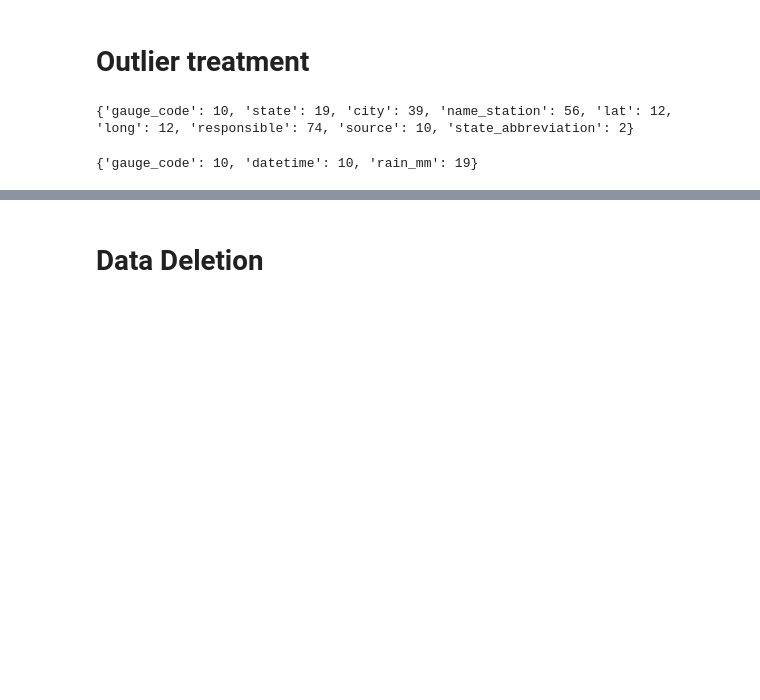
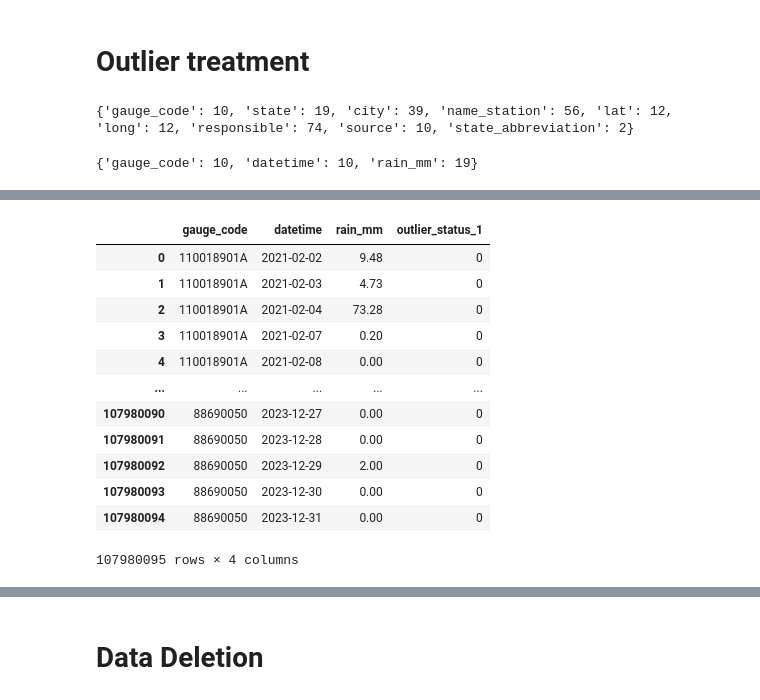
Before and after one commit to lindvidal/Brain-D-450mm, a Jupyter notebook: Scripts e Dados/1.8 - Data pre-classification.ipynb, the cells around one changed output, grey strips where cells are left out. Cells and saved outputs as stored; diff of their text form; code cells hidden in the pictures; blank space fills up the shorter version.

```diff
--- a/Scripts e Dados/1.8 - Data pre-classification.ipynb
+++ b/Scripts e Dados/1.8 - Data pre-classification.ipynb
@@ -6,24 +6,3 @@ import os
 import time
 import h5py
 from joblib import Parallel, delayed
-# %%
-def read_hdf(file_path, key):
-    return pd.read_hdf(file_path, key=key, encoding='utf-8')
-
-
-def read_hdf_chunks(file_path, key, chunksize=1_000_000):
-    # Read HDF file in chunks and concatenate into a single DataFrame
-    # Only works if the HDF key is stored in 'table' format
-    with pd.HDFStore(file_path, mode='r') as store:
-        if store.get_storer(key).is_table:
-            dfs = []
-            i = 1
-            for chunk in pd.read_hdf(file_path, key=key, chunksize=chunksize):
-                dfs.append(chunk)
-                print(f"Chunk {i} with {len(chunk)} rows read.")
-                i += 1
-            return pd.concat(dfs, ignore_index=True)
-        else:
-            # If not table format, read all at once
-            return pd.read_hdf(file_path, key=key)
-    store.close()
@@ -36,4 +253,4 @@ lower_threshold = 0  # mm/day
 # %%
-df_data = read_hdf_chunks(cleaned_path, key='df_daily', chunksize=1_000_000)
+df_data = read_hdf_chunks(cleaned_path, key='table_data', chunksize=1_000_000)
 print(f"DataFrame loaded with {len(df_data)} rows.")
 # %% [output]
@@ -173,6 +396,6 @@ print(max_lengths)
 # %% [output]
 {'gauge_code': 10, 'datetime': 10, 'rain_mm': 19}
 # %%
-df_data = read_hdf_chunks(cleaned_path, key='table_data')
+# df_data = read_hdf_chunks(cleaned_path, key='table_data')
 df_data
 # %% [output]
@@ -179,0 +464,20 @@ ValueError: Table 'table_data' not found in file './1 - Organized data gauge/BRA
+# %%
+df_outlier_filter_1 = df_outlier[df_outlier['outlier_status_1'] != 1].reset_index(drop=True)
+write_hdf_chunks(df_outlier_filter_1, cleaned_path, 'table_outlier_filter_1', chunksize=10_000_000)
+print("Outlier-filtered data written to HDF5.") # Final message to the user that the data has been written successfully to the file
+print(show_hdf_tables(cleaned_path))
+df_outlier_filter_1
+# %% [output]
+|  | gauge_code | datetime | rain_mm | outlier_status_1 |
+| 0 | 110018901A | 2021-02-02 | 9.48 | 0 |
+| 1 | 110018901A | 2021-02-03 | 4.73 | 0 |
+| 2 | 110018901A | 2021-02-04 | 73.28 | 0 |
+| 3 | 110018901A | 2021-02-07 | 0.20 | 0 |
+| 4 | 110018901A | 2021-02-08 | 0.00 | 0 |
+| ... | ... | ... | ... | ... |
+| 107980090 | 88690050 | 2023-12-27 | 0.00 | 0 |
+| 107980091 | 88690050 | 2023-12-28 | 0.00 | 0 |
+| 107980092 | 88690050 | 2023-12-29 | 2.00 | 0 |
+| 107980093 | 88690050 | 2023-12-30 | 0.00 | 0 |
+| 107980094 | 88690050 | 2023-12-31 | 0.00 | 0 |
+107980095 rows × 4 columns
```
Also changed, not shown: parts of 51 cells of this notebook, 1 other file.
